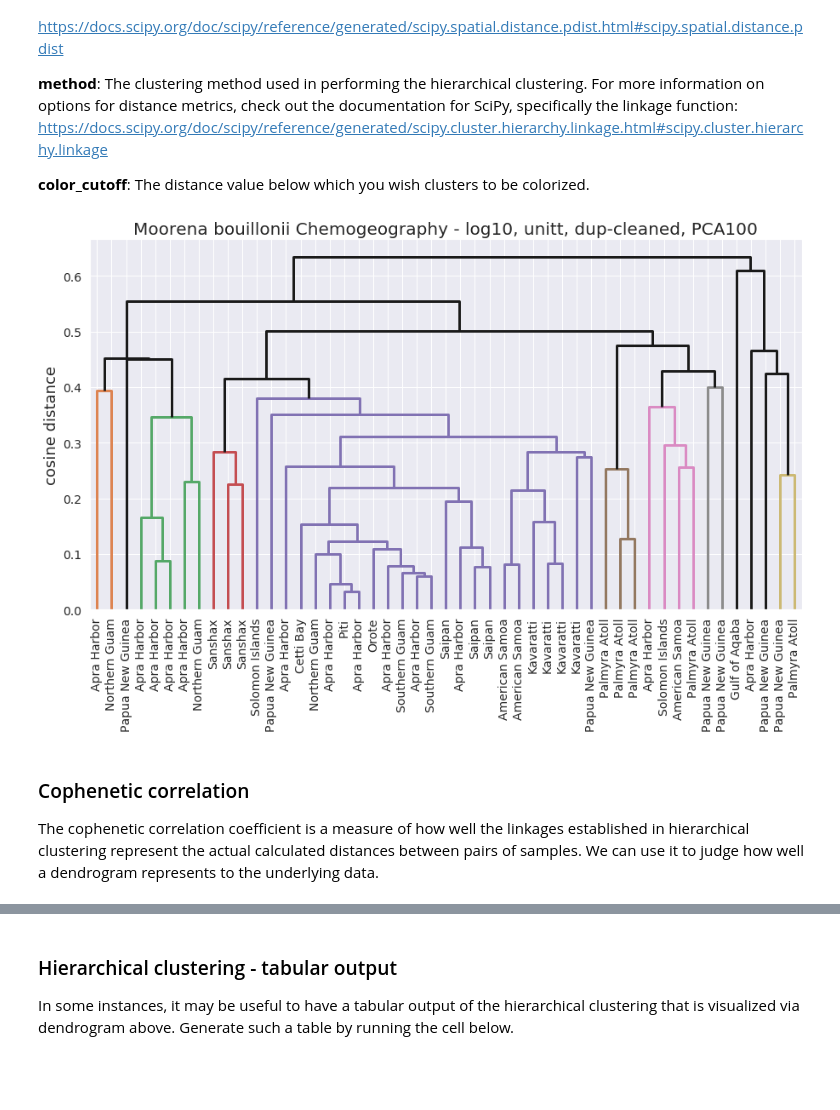
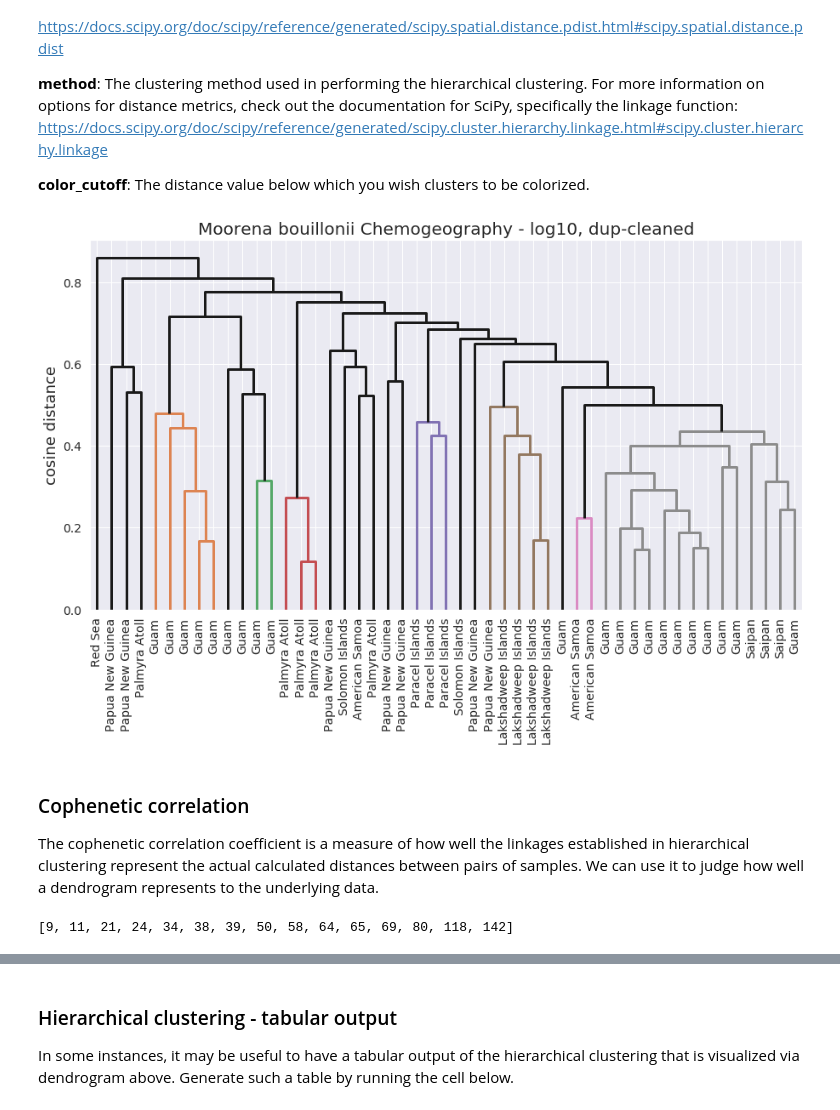
Before and after one commit to c-leber/ORCA, a Jupyter notebook: ORCA.ipynb, the cells around one changed output, grey strips where cells are left out. Drawn from its saved outputs; the diff is of its cells as text; code cells hidden in the pictures; blank space fills up the shorter version.

```diff
--- a/ORCA.ipynb
+++ b/ORCA.ipynb
@@ -810,6 +824,23 @@ pd.concat([num_feats, num_sungletons], axis=1).plot.scatter(x=0,y=1)
+# %%
+# drop features based on frequency across samples
+freq = [49,48]
+for f in freq:
+    df_transformed.drop(df_transformed[np.sum(df_transformed.T > 0) == f].index, inplace=True)
+# %%
+# drop all features not in the top k peaks for a sample
+k = 250
+
+index_to_keep = []
+
+for c in df_transformed.columns:
+    cutoff = df_transformed[c].sort_values(ascending=False).iloc[k]
+    index_to_keep.extend(list(df_transformed[df_transformed[c] > cutoff].index))
+
+index_to_keep = list(set(index_to_keep))
+df_transformed = df_transformed.loc[index_to_keep]
 # %%
 # drop all peaks not in top k
-k = 195
+k = 20
 
 for c in df_transformed.columns:
     print(np.sum(df_transformed[c] > 0))
@@ -837,6 +868,6 @@ for c in df_transformed.columns:
 # %%
 # drop features not in top k
-k = 500
+k = 150
 df_transformed = df_transformed[np.sum(df_transformed.T) > np.sum(df_transformed.T).sort_values(ascending=False).iloc[k]]
 # %% [markdown]
 ## Hierarchical Clustering + Dendrogram
@@ -858,36 +889,36 @@ Here are the variables that must be set:
 
 **color_cutoff**: The distance value below which you wish clusters to be colorized.
 # %%
-title = 'Moorena bouillonii Chemogeography - log10, unitt, dup-cleaned, PCA100'
-sample_labels = 'ATTRIBUTE_collection_subregion'
+title = 'Moorena bouillonii Chemogeography - log10, dup-cleaned'
+sample_labels = 'ATTRIBUTE_collection_region'
 ref_for_labels = 'filename' #should be the column whose contents exactly match the sample names in df_transformed
 metric = 'cosine'
 method = 'average'
-color_cutoff = 0.4
+color_cutoff = 0.5
 
 #######################################################################################################################
 
 dict_labels = pd.Series(md[sample_labels].values, index=md[ref_for_labels]).to_dict()
 samplenames = [dict_labels[n] for n in df_transformed]
 
 #Clustering linkages followed by dendrogram construction
 matplotlib.rcParams['lines.linewidth'] = 3
 hc = linkage(df_transformed.T, method, metric = metric)
 plt.figure(figsize=(15,8))
 plt.title(title, fontsize=20)
 plt.ylabel(metric + ' distance', fontsize=18)
 plt.yticks(fontsize=14)
 dendrogram(
     hc,
     color_threshold=color_cutoff,
     above_threshold_color='k',
     leaf_rotation=90,
     leaf_font_size=14,
     labels = samplenames
 )
 plt.show()
 # %% [output]
-[figure, old version]
+[figure, new version]
 # %% [markdown]
 ### Cophenetic correlation
 The cophenetic correlation coefficient is a measure of how well the linkages established in hierarchical clustering represent the actual calculated distances between pairs of samples. We can use it to judge how well a dendrogram represents to the underlying data.
@@ -895,3 +926,24 @@ The cophenetic correlation coefficient is a measure of how well the linkages est
 #Determining how well the dendrogram represents the cosine distances in the data
 ccorr, distances = cophenet(hc, pdist(df_transformed.T, metric))
 ccorr
+# %%
+# query for presence in selected group vs absences in rest
+limit_category = 'ATTRIBUTE_collection_region'
+limit = 'Guam'
+
+category = 'ATTRIBUTE_shrimp_v_nonshrimp'
+interest = 'shrimp'
+
+####################################################################
+file_limit = [c for c in df_transformed.columns if c in md[md[limit_category] == limit]['filename'].values]
+limited = df_transformed[file_limit]
+
+files_of_interest = [c for c in limited.columns if c in md[md[category] == interest]['filename'].values]
+
+df_transformed[np.max(limited.drop(files_of_interest, axis=1).T) <= 0].index
+df_transformed[np.min(limited[files_of_interest].T) > 0].index
+
+query_result = [r for r in limited[np.max(limited.drop(files_of_interest, axis=1).T) <= 0].index if r in limited[np.min(limited[files_of_interest].T) > 0].index]
+query_result
+# %% [output]
+[9, 11, 21, 24, 34, 38, 39, 50, 58, 64, 65, 69, 80, 118, 142]
```
Also changed, not shown: parts of 37 cells of this notebook.
